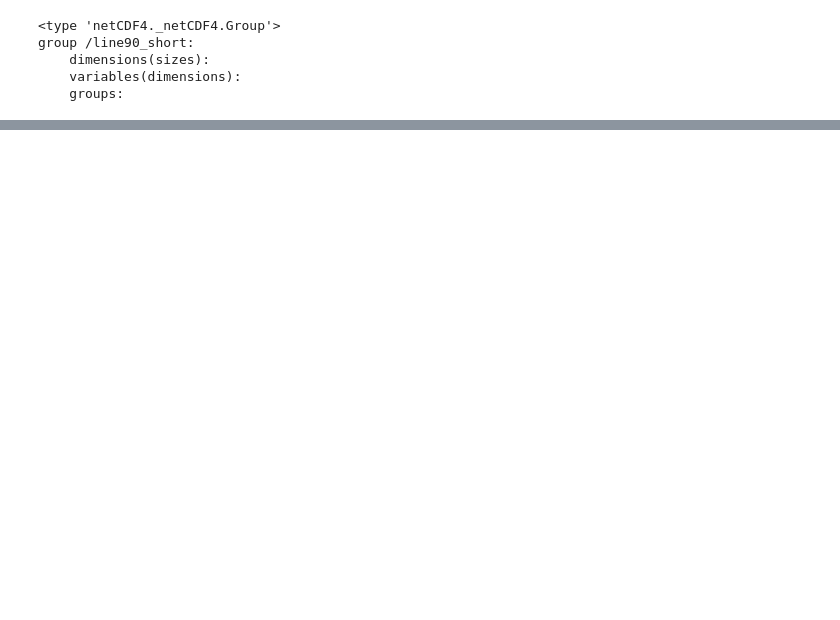
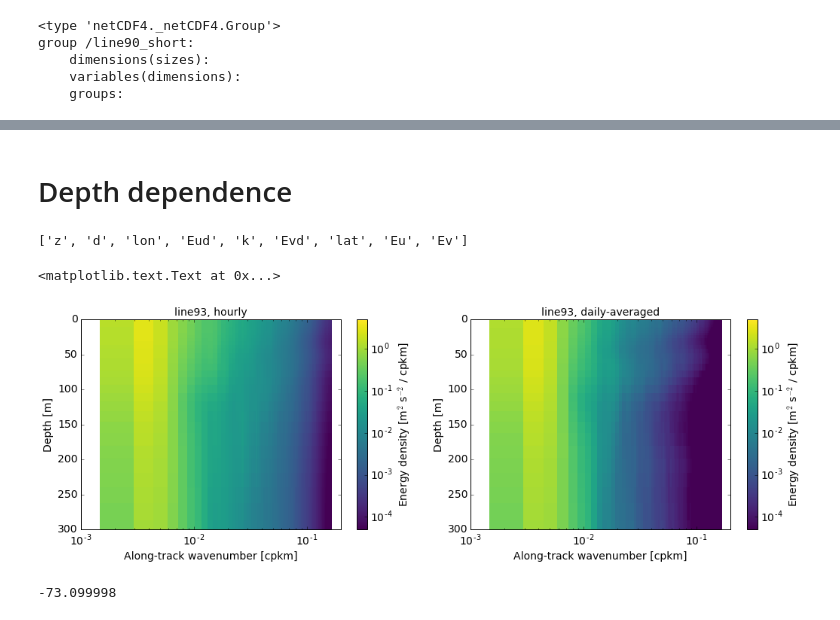
Before and after one commit to cesar-rocha/CalCoast, a Jupyter notebook: spec/CalCOFI_spectra.ipynb, the cells around one changed output, grey strips where cells are left out. Saved outputs shown, nothing was run; the diff lists cells and outputs as text; code cells hidden in the pictures; blank space fills up the shorter version.

Commit message:
Updates notebook to account for vertical dependence

```diff
--- a/spec/CalCOFI_spectra.ipynb
+++ b/spec/CalCOFI_spectra.ipynb
@@ -25,3 +27,9 @@ line90 = np.load('uv_wavenumber_line90.npz')
 
 line93_short = np.load('uv_wavenumber_line93_short.npz')
 line90_short = np.load('uv_wavenumber_line90_short.npz')
+# %%
+line93_depth = np.load('uv_wavenumber_line93_depth.npz')
+line90_depth = np.load('uv_wavenumber_line90_depth.npz')
+
+line93_short_depth = np.load('uv_wavenumber_line93_short_depth.npz')
+line90_short_depth = np.load('uv_wavenumber_line90_short_depth.npz')
@@ -141,3 +265,47 @@ root group (NETCDF4 data model, file format UNDEFINED):
     groups: line93, line90, line93_short, line90_short
 # %%
 fno.close()
+# %% [markdown]
+# Depth dependence
+# %%
+line93_depth.keys()
+# %% [output]
+['z', 'd', 'lon', 'Eud', 'k', 'Evd', 'lat', 'Eu', 'Ev']
+# %%
+z = np.load('llc4320_vertical_levels.npz')['z'][:88]
+# %%
+fig = plt.figure(figsize=(17,5))
+ax = fig.add_subplot(121)
+
+E = (line93_depth['Eu']+line93_depth['Ev'])[:,1:].real/2.
+
+plt.pcolormesh(line93_depth['k'][1:],-z,E,
+          norm = LogNorm())
+ax.set_xscale('log')
+plt.clim([5.e-5,5.e0])
+plt.colorbar(label=r'Energy density [m$^2$ s$^{-2}$ / cpkm]')
+plt.xlabel(r'Along-track wavenumber [cpkm]')
+plt.ylabel(r'Depth [m]')
+plt.ylim(300,0)
+plt.xlim(1./1000.,1./5.)
+plt.title('line93, hourly')
+
+ax = fig.add_subplot(122)
+Ed = (line93_depth['Eud']+line93_depth['Evd'])[:,1:].real/2.
+plt.pcolormesh(line93_depth['k'][1:],-z,Ed,
+          norm = LogNorm())
+ax.set_xscale('log')
+plt.clim([5.e-5,5.e0])
+plt.colorbar(label=r'Energy density [m$^2$ s$^{-2}$ / cpkm]')
+plt.xlabel(r'Along-track wavenumber [cpkm]')
+plt.ylabel(r'Depth [m]')
+plt.ylim(300,0)
+plt.xlim(1./1000.,1./5.)
+plt.title('line93, daily-averaged')
+# %% [output]
+<matplotlib.text.Text at 0x...>
+[figure, added]
+# %%
+z[19]
+# %% [output]
+-73.099998
```
Also changed, not shown: parts of 29 cells of this notebook.
